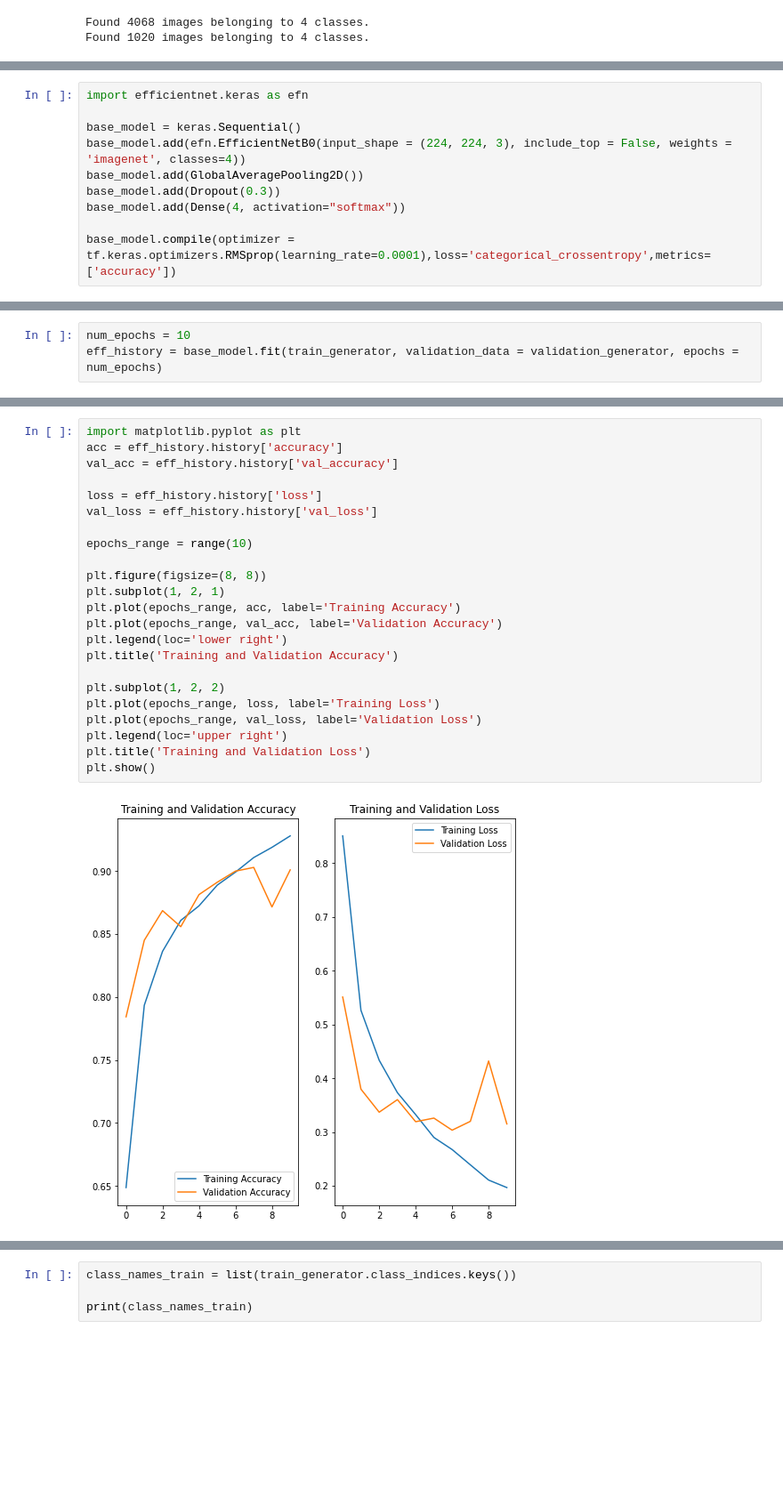
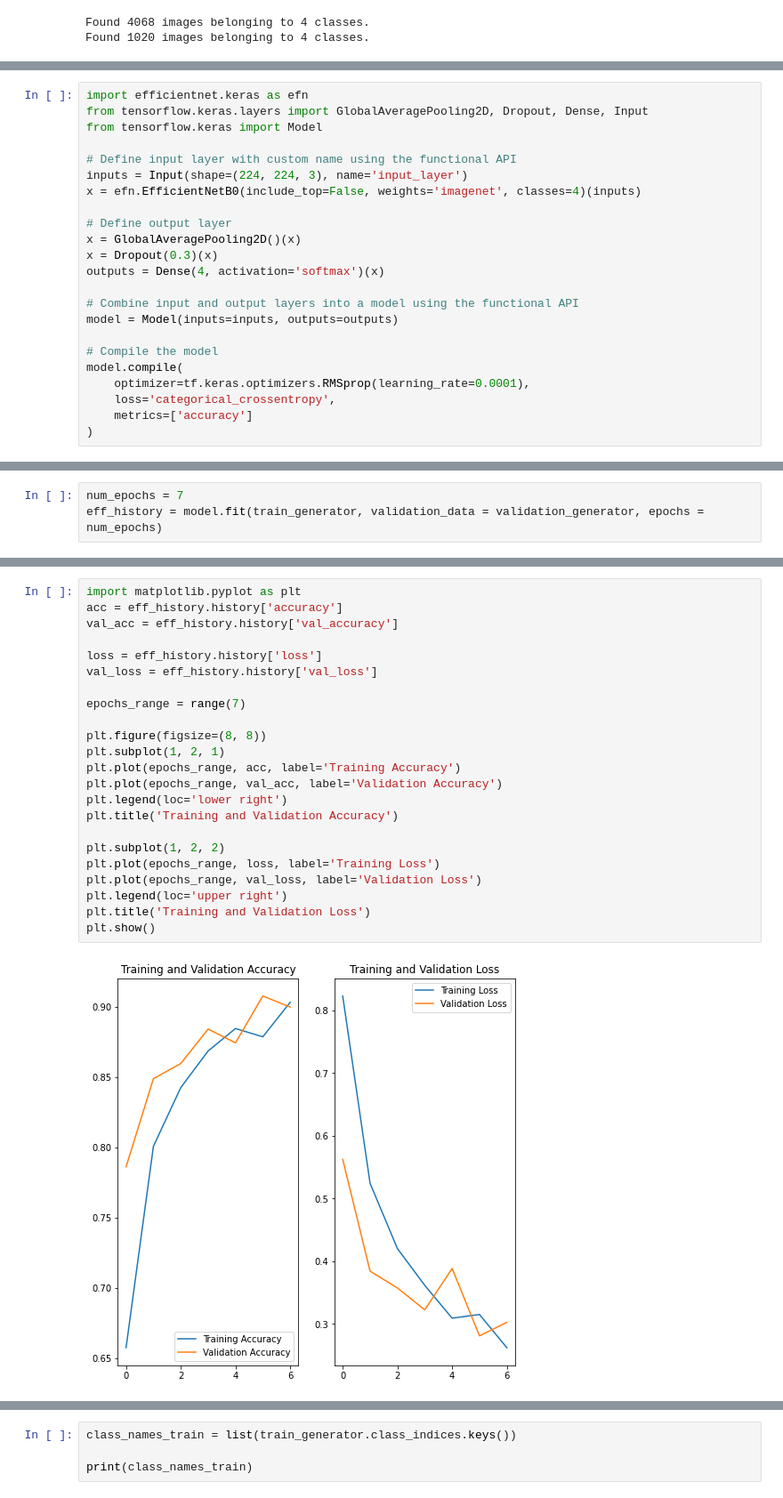
Before and after one commit to ardnas4/SDP_2022-2023, a Jupyter notebook: PoisonPlantClassification/PoisonousPlantClassifier.ipynb, the cells around one changed output, grey strips where cells are left out. Shown: that part at 89% size. Drawn from its saved outputs; the diff is of its cells as text; blank space fills up the shorter version.

Commit message:
model testing and polishing

```diff
--- a/PoisonPlantClassification/PoisonousPlantClassifier.ipynb
+++ b/PoisonPlantClassification/PoisonousPlantClassifier.ipynb
@@ -34,10 +41,23 @@ Found 1020 images belonging to 4 classes.
 # %%
 import efficientnet.keras as efn
+from tensorflow.keras.layers import GlobalAveragePooling2D, Dropout, Dense, Input
+from tensorflow.keras import Model
 
-base_model = keras.Sequential()
-base_model.add(efn.EfficientNetB0(input_shape = (224, 224, 3), include_top = False, weights = 'imagenet', classes=4))
-base_model.add(GlobalAveragePooling2D())
-base_model.add(Dropout(0.3))
-base_model.add(Dense(4, activation="softmax"))
+# Define input layer with custom name using the functional API
+inputs = Input(shape=(224, 224, 3), name='input_layer')
+x = efn.EfficientNetB0(include_top=False, weights='imagenet', classes=4)(inputs)
 
-base_model.compile(optimizer = tf.keras.optimizers.RMSprop(learning_rate=0.0001),loss='categorical_crossentropy',metrics=['accuracy'])
+# Define output layer
+x = GlobalAveragePooling2D()(x)
+x = Dropout(0.3)(x)
+outputs = Dense(4, activation='softmax')(x)
+
+# Combine input and output layers into a model using the functional API
+model = Model(inputs=inputs, outputs=outputs)
+
+# Compile the model
+model.compile(
+    optimizer=tf.keras.optimizers.RMSprop(learning_rate=0.0001),
+    loss='categorical_crossentropy',
+    metrics=['accuracy']
+)
@@ -50,4 +107,4 @@ To enable them in other operations, rebuild TensorFlow with the appropriate comp
 # %%
-num_epochs = 10
-eff_history = base_model.fit(train_generator, validation_data = validation_generator, epochs = num_epochs)
+num_epochs = 7
+eff_history = model.fit(train_generator, validation_data = validation_generator, epochs = num_epochs)
 # %% [output]
@@ -74,25 +125,25 @@ Epoch 10/10
 # %%
 import matplotlib.pyplot as plt
 acc = eff_history.history['accuracy']
 val_acc = eff_history.history['val_accuracy']
 
 loss = eff_history.history['loss']
 val_loss = eff_history.history['val_loss']
 
-epochs_range = range(10)
+epochs_range = range(7)
 
 plt.figure(figsize=(8, 8))
 plt.subplot(1, 2, 1)
 plt.plot(epochs_range, acc, label='Training Accuracy')
 plt.plot(epochs_range, val_acc, label='Validation Accuracy')
 plt.legend(loc='lower right')
 plt.title('Training and Validation Accuracy')
 
 plt.subplot(1, 2, 2)
 plt.plot(epochs_range, loss, label='Training Loss')
 plt.plot(epochs_range, val_loss, label='Validation Loss')
 plt.legend(loc='upper right')
 plt.title('Training and Validation Loss')
 plt.show()
 # %% [output]
-[figure, old version]
+[figure, new version]
```
Also changed, not shown: parts of 16 cells of this notebook, 12 other files.
